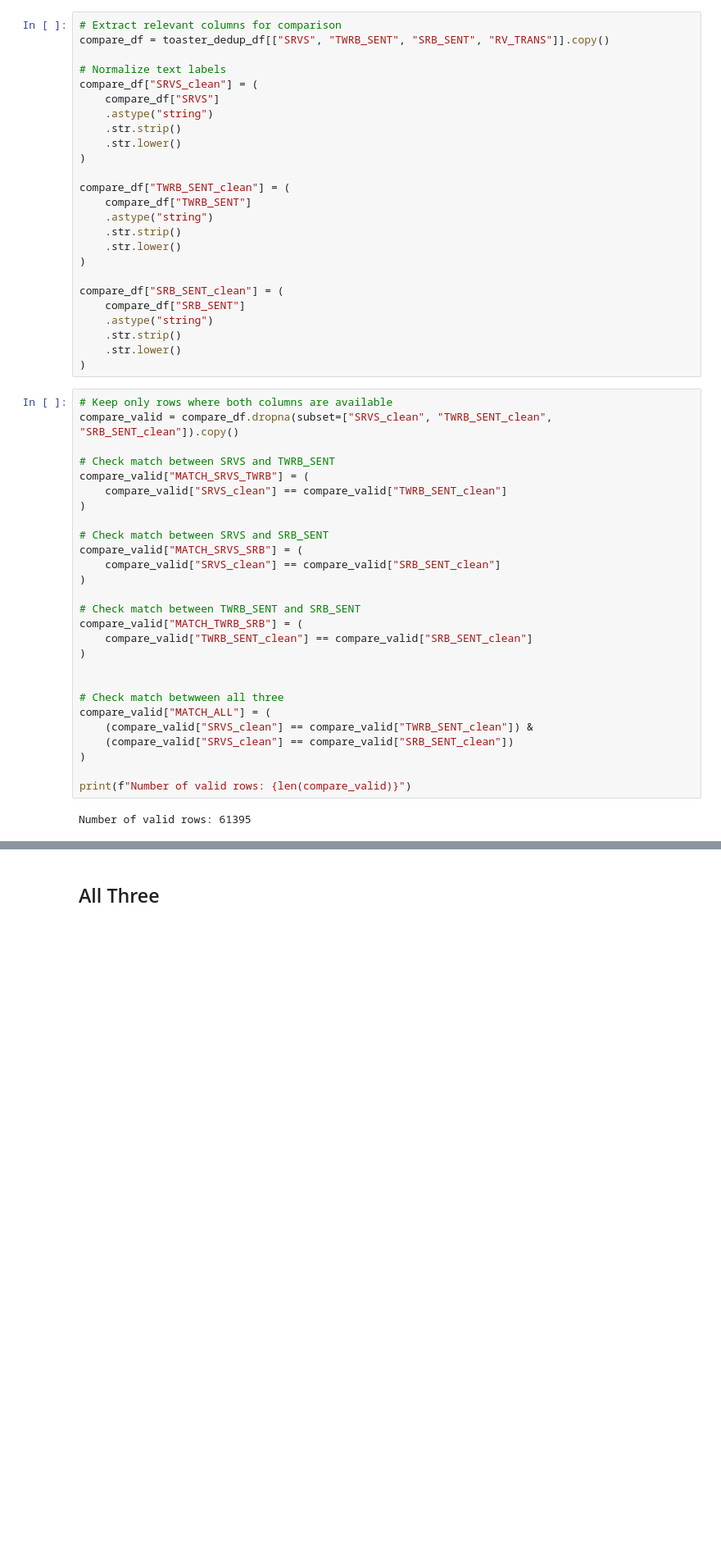
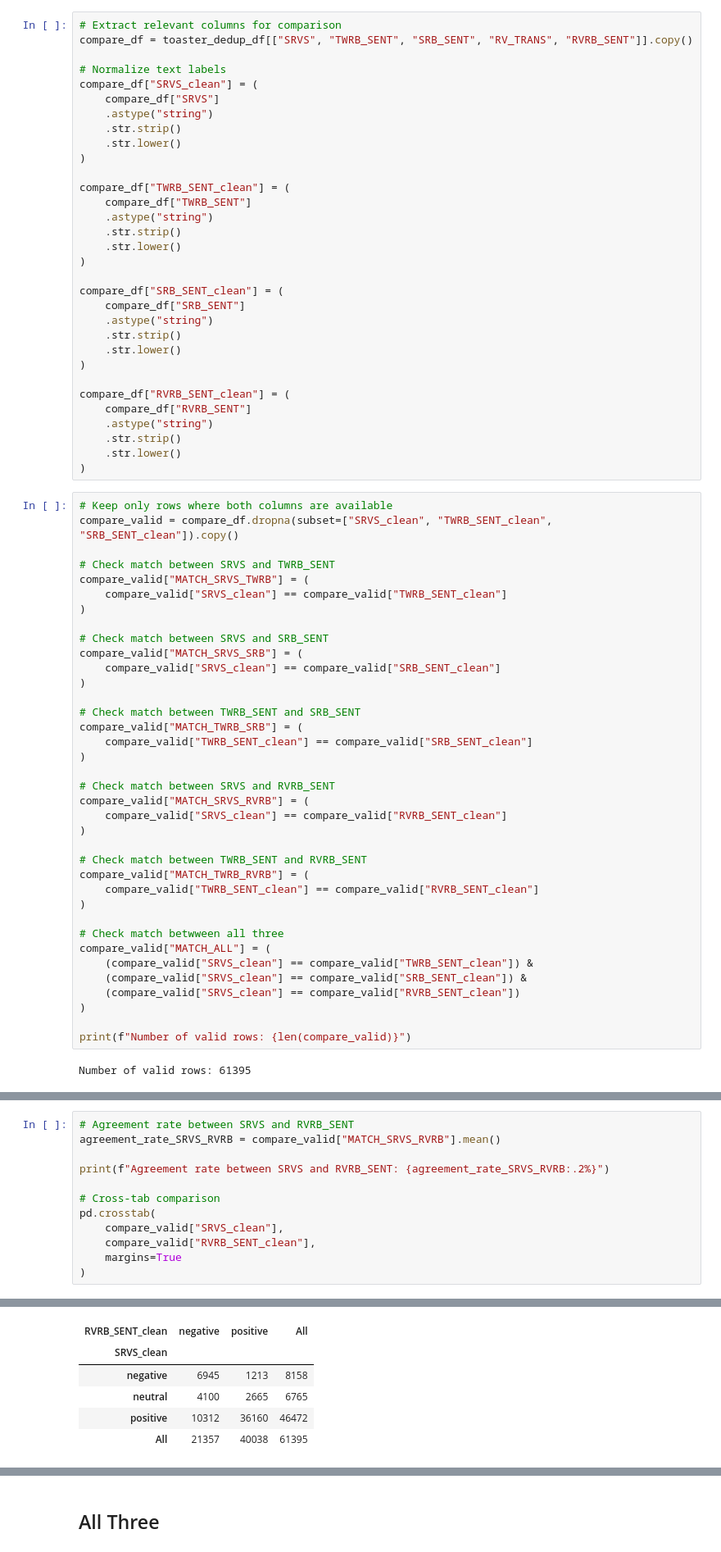
Before and after one commit to FBDjnr/rating_distribution, a Jupyter notebook: python_codes/sentiment_analyses.ipynb, the cells around one changed output, grey strips where cells are left out. Shown at 82% size. Drawn from its saved outputs; the diff is of its cells as text; blank space fills up the shorter version.

```diff
--- a/python_codes/sentiment_analyses.ipynb
+++ b/python_codes/sentiment_analyses.ipynb
@@ -249,7 +313,7 @@ toaster_dedup_df.to_csv(os.path.join(data_processed_dir, "toaster_sentiment.csv"
 # Compare Results
 # %%
 # Extract relevant columns for comparison
-compare_df = toaster_dedup_df[["SRVS", "TWRB_SENT", "SRB_SENT", "RV_TRANS"]].copy()
+compare_df = toaster_dedup_df[["SRVS", "TWRB_SENT", "SRB_SENT", "RV_TRANS", "RVRB_SENT"]].copy()
 
 # Normalize text labels
 compare_df["SRVS_clean"] = (
@@ -272,6 +336,13 @@ compare_df["SRB_SENT_clean"] = (
     .str.strip()
     .str.lower()
 )
+
+compare_df["RVRB_SENT_clean"] = (
+    compare_df["RVRB_SENT"]
+    .astype("string")
+    .str.strip()
+    .str.lower()
+)
 # %%
 # Keep only rows where both columns are available
 compare_valid = compare_df.dropna(subset=["SRVS_clean", "TWRB_SENT_clean", "SRB_SENT_clean"]).copy()
@@ -291,11 +362,21 @@ compare_valid["MATCH_TWRB_SRB"] = (
     compare_valid["TWRB_SENT_clean"] == compare_valid["SRB_SENT_clean"]
 )
 
+# Check match between SRVS and RVRB_SENT
+compare_valid["MATCH_SRVS_RVRB"] = (
+    compare_valid["SRVS_clean"] == compare_valid["RVRB_SENT_clean"]
+)
+
+# Check match between TWRB_SENT and RVRB_SENT
+compare_valid["MATCH_TWRB_RVRB"] = (
+    compare_valid["TWRB_SENT_clean"] == compare_valid["RVRB_SENT_clean"]
+)
 
 # Check match betwween all three
 compare_valid["MATCH_ALL"] = (
     (compare_valid["SRVS_clean"] == compare_valid["TWRB_SENT_clean"]) &
-    (compare_valid["SRVS_clean"] == compare_valid["SRB_SENT_clean"])
+    (compare_valid["SRVS_clean"] == compare_valid["SRB_SENT_clean"]) &
+    (compare_valid["SRVS_clean"] == compare_valid["RVRB_SENT_clean"])
 )
 
 print(f"Number of valid rows: {len(compare_valid)}")
@@ -369,0 +453,13 @@ Agreement rate between TWRB_SENT and SRB_SENT: 84.54%
+# %%
+# Agreement rate between SRVS and RVRB_SENT
+agreement_rate_SRVS_RVRB = compare_valid["MATCH_SRVS_RVRB"].mean()
+
+print(f"Agreement rate between SRVS and RVRB_SENT: {agreement_rate_SRVS_RVRB:.2%}")
+
+# Cross-tab comparison
+pd.crosstab(
+    compare_valid["SRVS_clean"],
+    compare_valid["RVRB_SENT_clean"],
+    margins=True
+)
+# %% [output]
@@ -369,0 +467,6 @@ Agreement rate between TWRB_SENT and SRB_SENT: 84.54%
+| RVRB_SENT_clean | negative | positive | All |
+| SRVS_clean |  |  |  |
+| negative | 6945 | 1213 | 8158 |
+| neutral | 4100 | 2665 | 6765 |
+| positive | 10312 | 36160 | 46472 |
+| All | 21357 | 40038 | 61395 |
```
Also changed, not shown: parts of 17 cells of this notebook, 16 other files.
